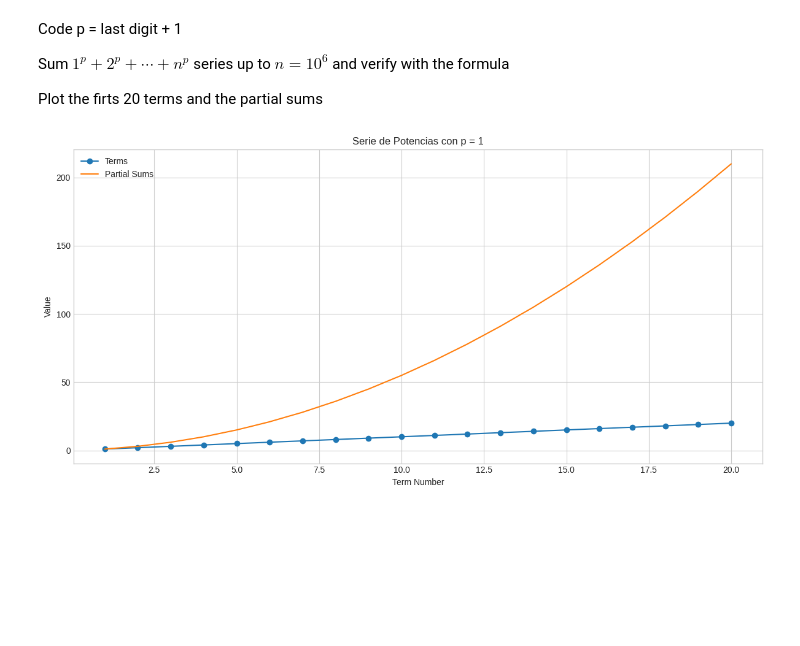
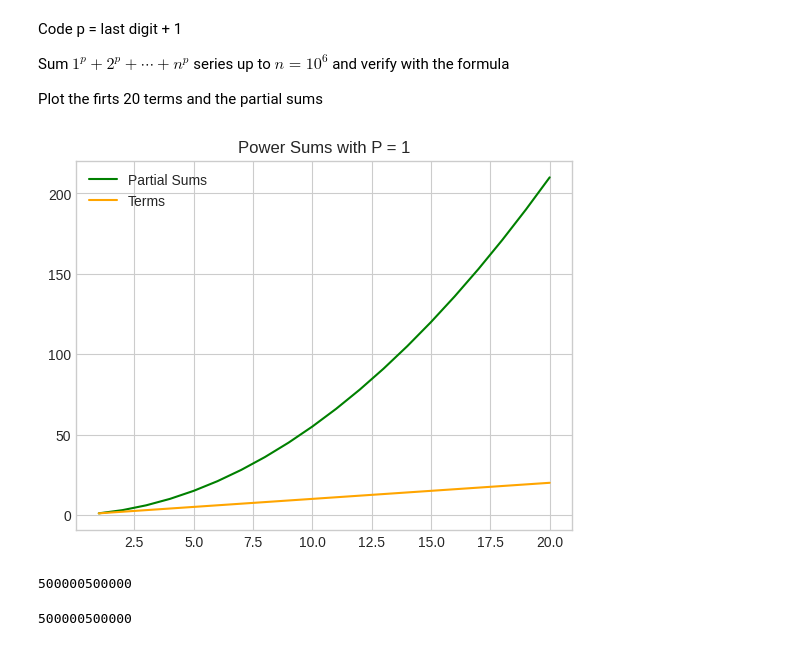
Before and after one commit to SAMREYBEN64/MetNumUN2023II, a Jupyter notebook: Lab1/sreyesbArithmeticSeriesGeometricSeriesPowerSums.ipynb, the cells around one changed output. Cells and saved outputs as stored; diff of their text form; code cells hidden in the pictures; blank space fills up the shorter version.

```diff
--- a/Lab1/sreyesbArithmeticSeriesGeometricSeriesPowerSums.ipynb
+++ b/Lab1/sreyesbArithmeticSeriesGeometricSeriesPowerSums.ipynb
@@ -439,31 +483,34 @@ p = last digit + 1
 Sum $1^p+2^p+\cdots + n^p$  series up to  $n=10^6$  and verify with the formula
 
 Plot the firts 20 terms and the partial sums
-# %%
-import matplotlib.pyplot as plt
-
-def power_series_sum(p, n):
-    return sum(i**p for i in range(1, n+1))
-
-p = 1  # Last digit + 1
-n = 10**6
-
-sum_power_series = power_series_sum(p, n)
-
-terms = [i**p for i in range(1, 21)]
-partial_sums = [power_series_sum(p, i) for i in range(1, 21)]
-
-plt.style.use('seaborn-whitegrid')
-plt.figure(figsize=(12, 6))
-
-plt.plot(range(1, 21), terms, label='Terms', marker='o')
-plt.plot(range(1, 21), partial_sums, label='Partial Sums')
-plt.xlabel('Term Number')
-plt.ylabel('Value')
-plt.title(f'Serie de Potencias con p = {p}')
-plt.legend()
-
-plt.tight_layout()
-plt.show()
-# %% [output]
-[figure, removed]
+# %%
+import matplotlib.pyplot as plt
+
+partial_sums, terms = [], []
+
+n = 1000000
+p = 1
+S_n_1 = 0
+for i in range(1, n+1):
+    term_i = i**p
+    S_n_1 += term_i
+    if i <= 20:
+        partial_sums.append(S_n_1)
+        terms.append(term_i)
+
+plt.plot(range(1, 21), partial_sums, color='green', label='Partial Sums')
+plt.plot(range(1, 21), terms, color='orange', label='Terms')
+plt.title("Power Sums with P = 1")
+plt.legend()
+plt.show()
+# %% [output]
+[figure, added]
+# %%
+print(S_n_1)
+# %% [output]
+500000500000
+# %%
+n = 10**6
+print((n**2+n)//2)
+# %% [output]
+500000500000
```
Also changed, not shown: parts of 14 cells of this notebook.
